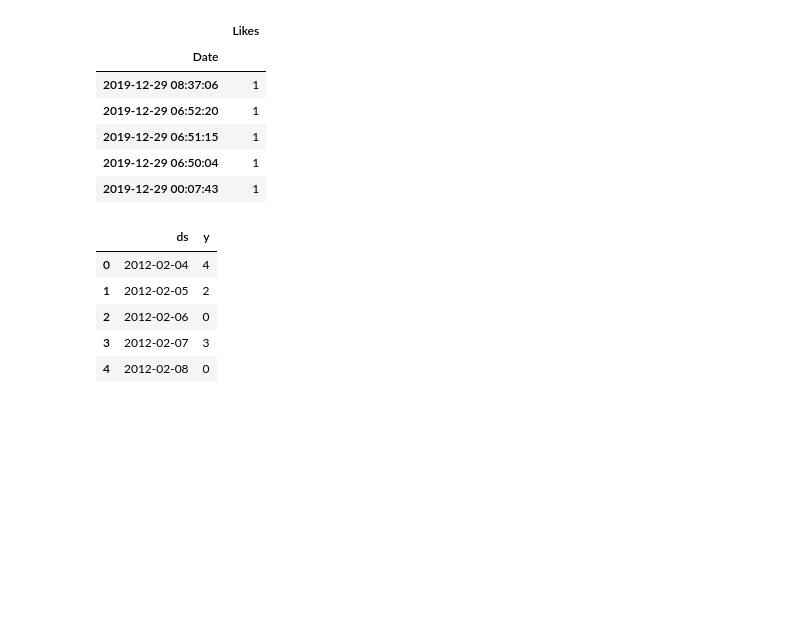
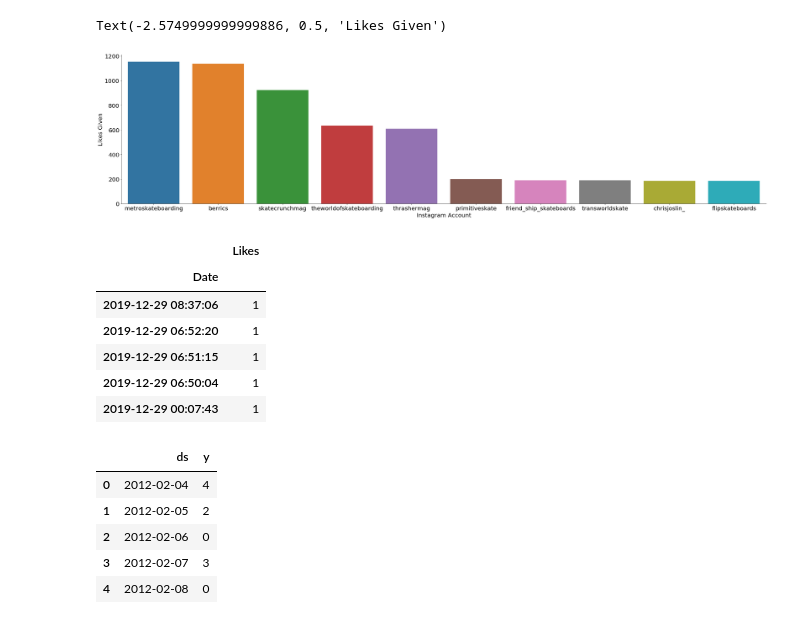
Before and after one commit to vee-upatising/Instagram-Forecasting, a Jupyter notebook: Instagram.ipynb, the cells around one changed output. Cells and saved outputs as stored; diff of their text form; code cells hidden in the pictures; blank space fills up the shorter version.

```diff
--- a/Instagram.ipynb
+++ b/Instagram.ipynb
@@ -9,5 +7,20 @@ ERROR:fbprophet:Importing plotly failed. Interactive plots will not work.
 # %%
 df = pd.read_csv('convertcsv.csv')
+# %%
+#counting each time I give an account a like
+order_data = df['media_likes/1'].value_counts().iloc[:10].index
+sns.catplot(x='media_likes/1',
+           kind='count',
+            height=8,
+            aspect=4,
+           data=df, order = order_data)
+plt.xticks(size=20)
+plt.yticks(size=20)
+plt.xlabel('Instagram Account', size = 20)
+plt.ylabel('Likes Given', size = 20)
+# %% [output]
+Text(-2.5749999999999886, 0.5, 'Likes Given')
+[figure, added]
 # %%
 #dropping which account I liked, and comment likes
 df = df.drop(['comment_likes/0','media_likes/1','comment_likes/1'], axis=1)
```
Also changed, not shown: parts of 2 cells of this notebook.
